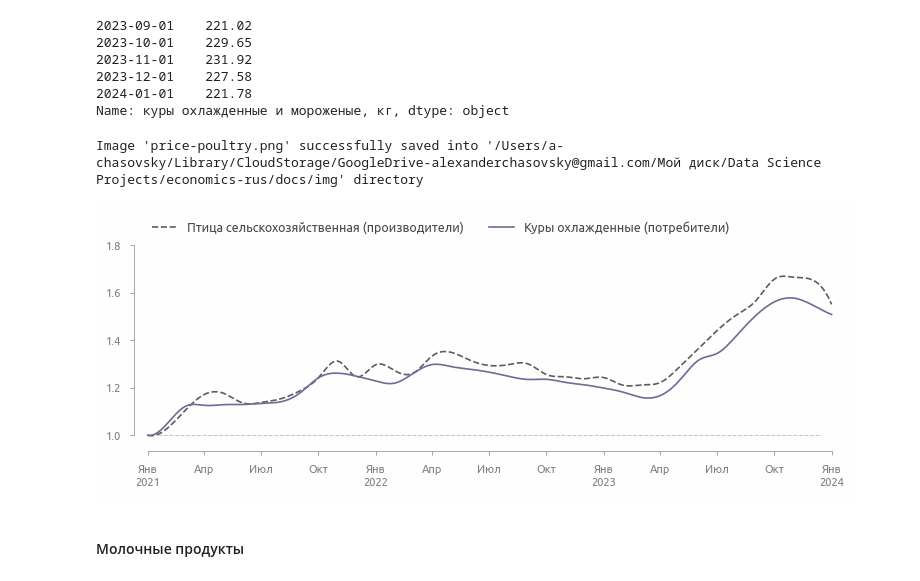
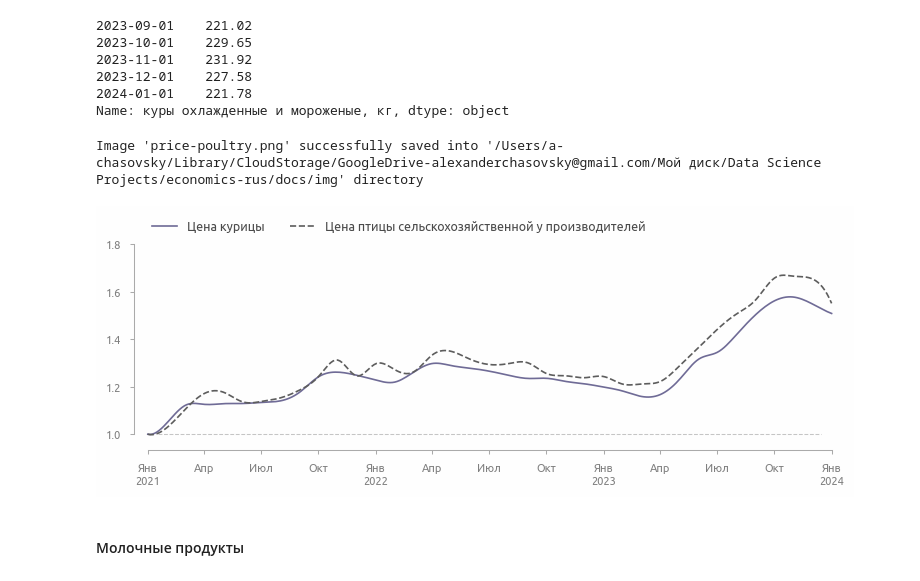
Before and after one commit to a-chasovsky/economics-rus, a Jupyter notebook: notebooks/visualization/consumer-prices-2021-2023.ipynb, the cells around one changed output. Drawn from its saved outputs; the diff is of its cells as text; code cells hidden in the pictures.

```diff
--- a/notebooks/visualization/consumer-prices-2021-2023.ipynb
+++ b/notebooks/visualization/consumer-prices-2021-2023.ipynb
@@ -685,31 +685,31 @@ Name: куры охлажденные и мороженые, кг, dtype: object
 # %%
 fig = plt.figure()
 
 plt.plot(
-    smoothed(normalized_by_first(poultry_raw), datetime_index=True), ls='--',
-    label='Птица сельскохозяйственная (производители)')
-plt.plot(
     smoothed(normalized_by_first(poultry), datetime_index=True),
     color=alpha_color(palette[7], 0.95),
-    label='Куры охлажденные (потребители)'
+    label='Цена курицы'
 )
+plt.plot(
+    smoothed(normalized_by_first(poultry_raw), datetime_index=True), ls='--',
+    label='Цена птицы сельскохозяйственной у производителей')
 plt.axhline(1, 0.025, 0.975, lw=0.75, ls='--', color=palette[-2], zorder=10)
 plt.legend(**legend_inline, ncols=6)
 # plt.title('Нормализованные цены на курицу', **title_inline)
 plt.gca().xaxis.grid(visible=True)
 plt.gca().yaxis.grid(visible=False)
 axis_rstyle(margin=0.01, offset_bottom=10, ylim=[0.99, 1.8], yticks=[1, 1.8, 0.2])
 axis_date_transform(
     formatter=matplotlib.dates.DateFormatter('%b'),
     locator=matplotlib.dates.MonthLocator([1,4,7,10]))
 axis_dates_capitalize()
 axis_add_date_xaxis(offset=25)
 axis_dates_translate_months()
 
 savefig('price-poultry', dir=save_plot_dir, dpi=100)
 # %% [output]
 Image 'price-poultry.png' successfully saved into '/Users/a-chasovsky/Library/CloudStorage/GoogleDrive-alexanderchasovsky@gmail.com/Мой диск/Data Science Projects/economics-rus/docs/img' directory
-[figure, old version]
+[figure, new version]
 # %%
 set_location()
 # %% [markdown]
```
Also changed, not shown: parts of 8 cells of this notebook, 9 other files.
